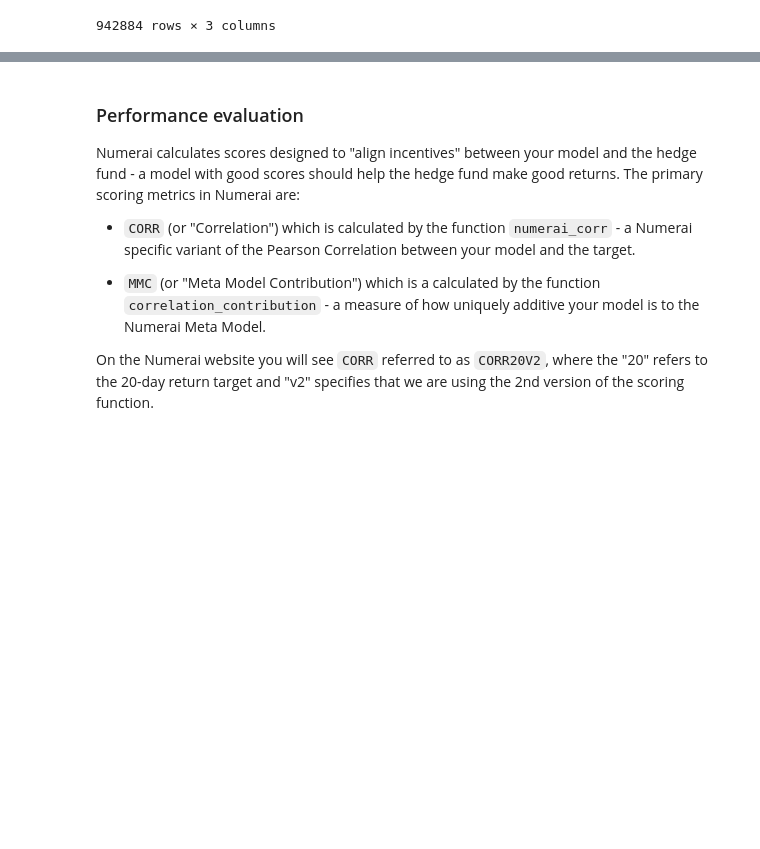
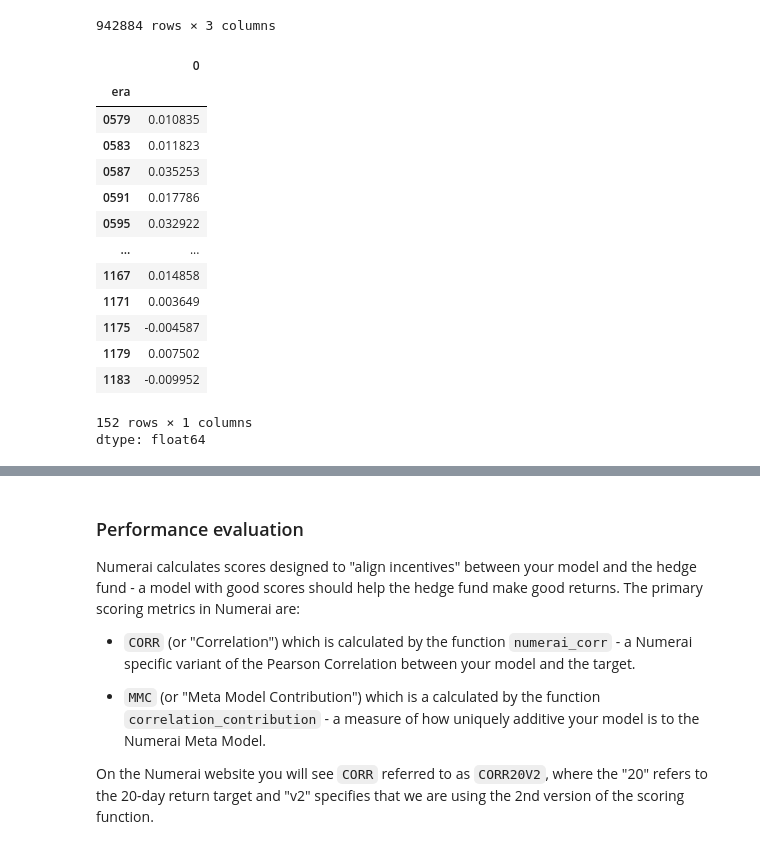
Before and after one commit to giulianochiriaco/NumerAI, a Jupyter notebook: hello_numerai.ipynb, the cells around one changed output, grey strips where cells are left out. Saved outputs shown, nothing was run; the diff lists cells and outputs as text; code cells hidden in the pictures; blank space fills up the shorter version.

```diff
--- a/hello_numerai.ipynb
+++ b/hello_numerai.ipynb
@@ -313,3 +321,26 @@ validation[["era", "prediction", "target"]]
 | nffda3e738a622a7 | 1183 | 0.492904 | 0.50 |
 | nffdd2cd463ee839 | 1183 | 0.511419 | 0.50 |
 942884 rows × 3 columns
+# %%
+import numpy as np
+i_s=np.where(validation['era']=='1183')[0][0]
+col_E=validation['prediction'][i_s:]
+
+corr_by_era = validation.groupby('era').apply(lambda x: x['prediction'].corr(x['target']))
+corr_by_era
+# %% [output]
+|  | 0 |
+| era |  |
+| 0579 | 0.010835 |
+| 0583 | 0.011823 |
+| 0587 | 0.035253 |
+| 0591 | 0.017786 |
+| 0595 | 0.032922 |
+| ... | ... |
+| 1167 | 0.014858 |
+| 1171 | 0.003649 |
+| 1175 | -0.004587 |
+| 1179 | 0.007502 |
+| 1183 | -0.009952 |
+152 rows × 1 columns
+dtype: float64
```
Also changed, not shown: parts of 5 cells of this notebook.
